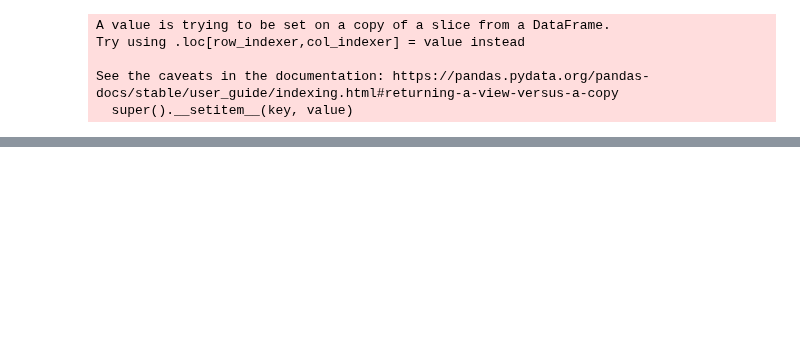
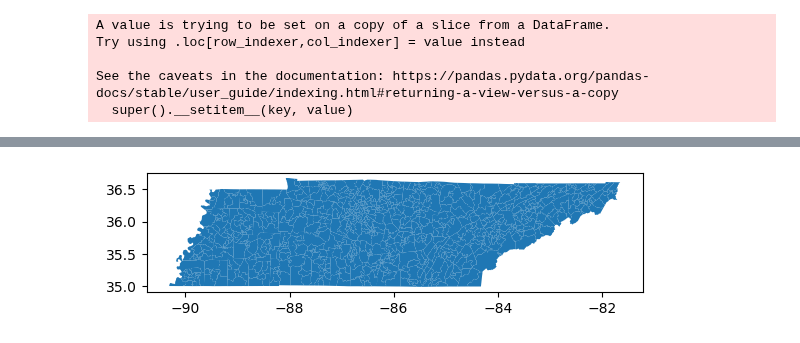
Before and after one commit to tomoumer/hop_team-the-hindenburgs, a Jupyter notebook: notebooks/mapping_communities.ipynb, the cells around one changed output, grey strips where cells are left out. Saved outputs shown, nothing was run; the diff lists cells and outputs as text; code cells hidden in the pictures; blank space fills up the shorter version.

```diff
--- a/notebooks/mapping_communities.ipynb
+++ b/notebooks/mapping_communities.ipynb
@@ -227,0 +243,4 @@ See the caveats in the documentation: https://pandas.pydata.org/pandas-docs/stab
+# %%
+counties.plot();
+# %% [output]
+[figure, added]
```
Also changed, not shown: parts of 15 cells of this notebook, 1 other file.
